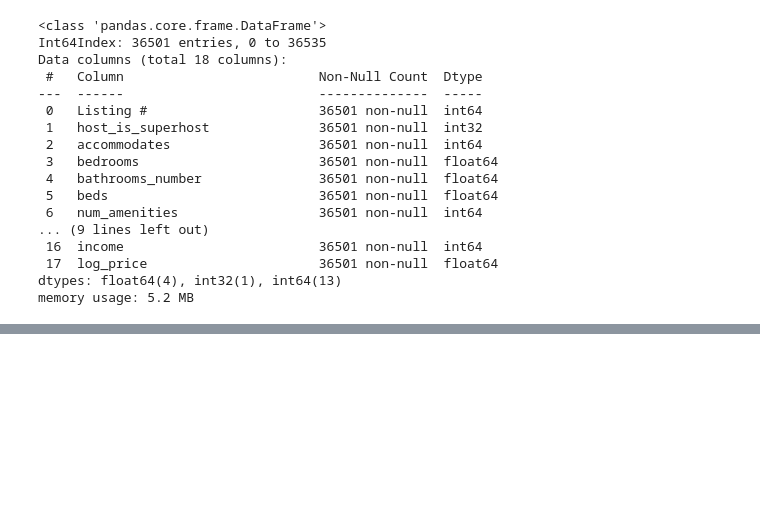
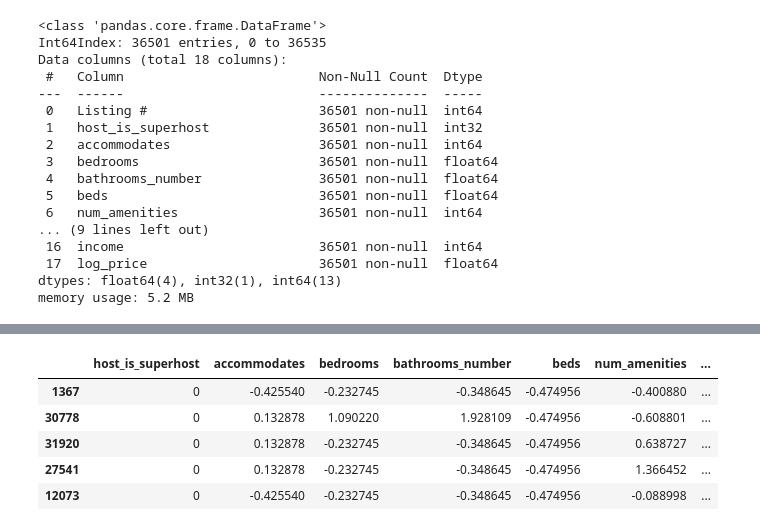
Before and after one commit to BS12345678/Capstone_Two, a Jupyter notebook: ABNB_Preprocessing.ipynb, the cells around one changed output, grey strips where cells are left out. Cells and saved outputs as stored; diff of their text form; code cells hidden in the pictures; blank space fills up the shorter version.

```diff
--- a/ABNB_Preprocessing.ipynb
+++ b/ABNB_Preprocessing.ipynb
@@ -180,0 +187,9 @@ X_test.head()
+# %%
+X_train.head()
+# %% [output]
+|  | host_is_superhost | accommodates | bedrooms | bathrooms_number | beds | num_amenities | ... |
+| 1367 | 0 | -0.425540 | -0.232745 | -0.348645 | -0.474956 | -0.400880 | ... |
+| 30778 | 0 | 0.132878 | 1.090220 | 1.928109 | -0.474956 | -0.608801 | ... |
+| 31920 | 0 | 0.132878 | -0.232745 | -0.348645 | -0.474956 | 0.638727 | ... |
+| 27541 | 0 | 0.132878 | -0.232745 | -0.348645 | -0.474956 | 1.366452 | ... |
+| 12073 | 0 | -0.425540 | -0.232745 | -0.348645 | -0.474956 | -0.088998 | ... |
```
Also changed, not shown: parts of 4 cells of this notebook.
